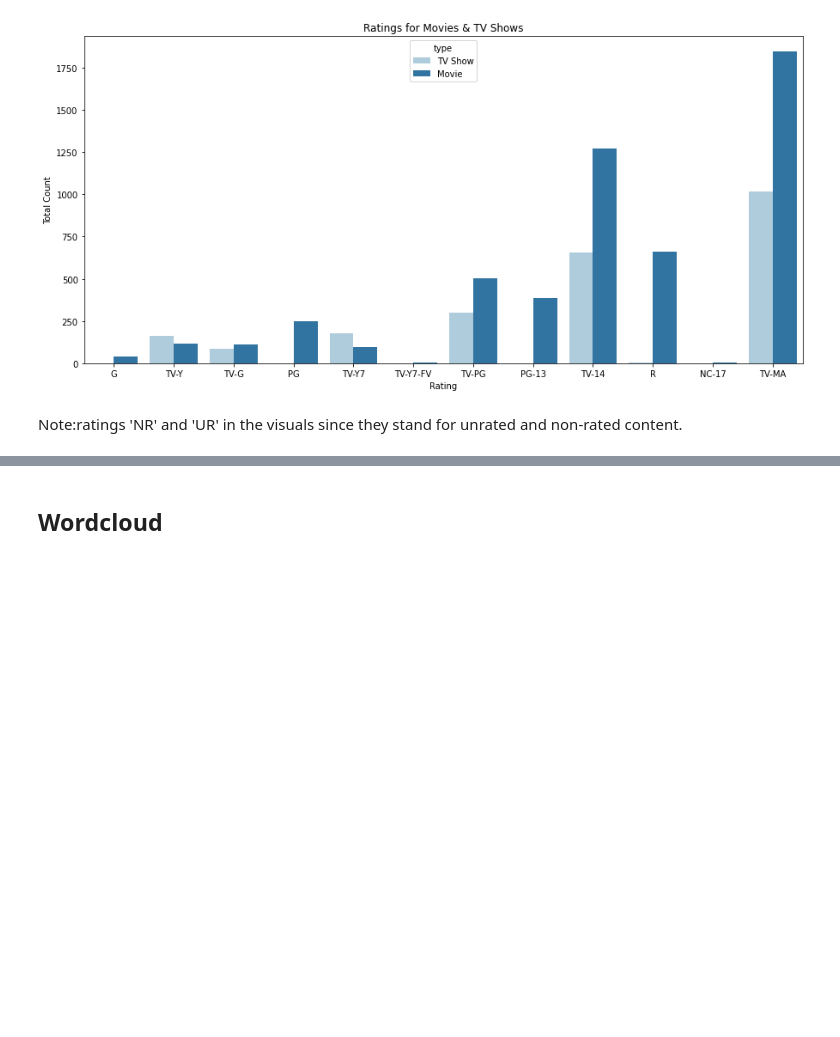
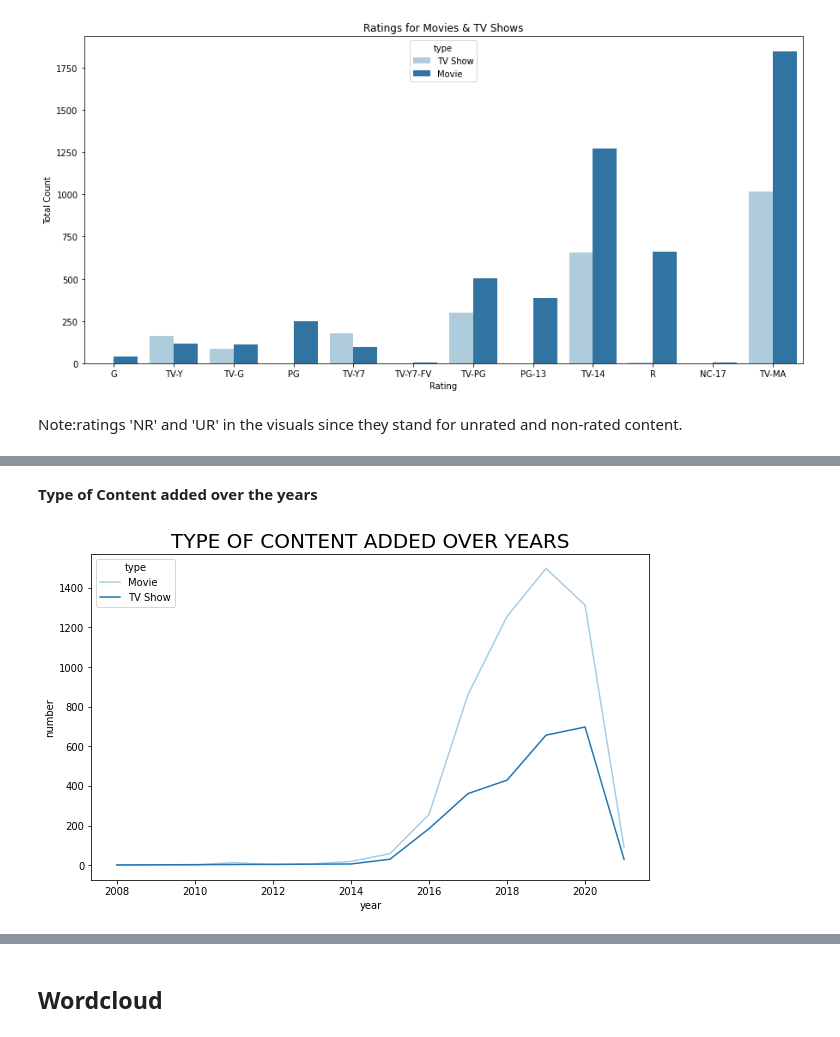
Before and after one commit to aditi10998/Netflix_movies_and_TV_shows, a Jupyter notebook: NETFLIX_MOVIES_AND_TV_SHOWS_CLUSTERING.ipynb, the cells around one changed output, grey strips where cells are left out. Drawn from its saved outputs; the diff is of its cells as text; code cells hidden in the pictures; blank space fills up the shorter version.

```diff
--- a/NETFLIX_MOVIES_AND_TV_SHOWS_CLUSTERING.ipynb
+++ b/NETFLIX_MOVIES_AND_TV_SHOWS_CLUSTERING.ipynb
@@ -285,0 +295,12 @@ dtype('<M8[ns]')
+# %% [markdown]
+**Type of Content added over the years**
+# %%
+new=Netflix_df[["type","year"]].value_counts().reset_index()
+new.columns=["type","year","number"]
+new
+plt.figure(figsize=(10,6))
+sns.lineplot(data=new,x="year",y="number",hue="type",palette='Paired')
+plt.title("TYPE OF CONTENT ADDED OVER YEARS",fontsize=20)
+plt.show()
+# %% [output]
+[figure, added]
```
Also changed, not shown: parts of 13 cells of this notebook.
